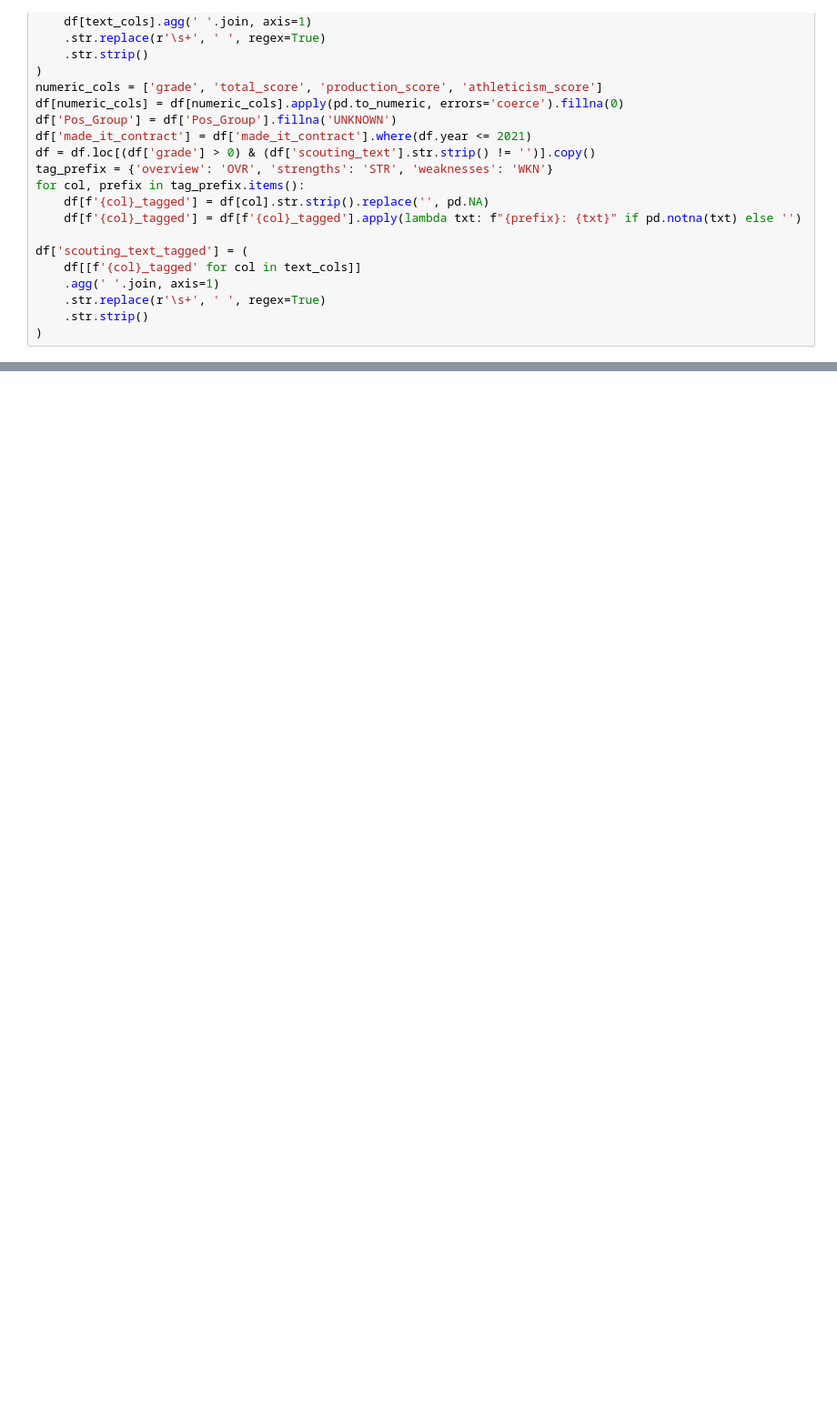
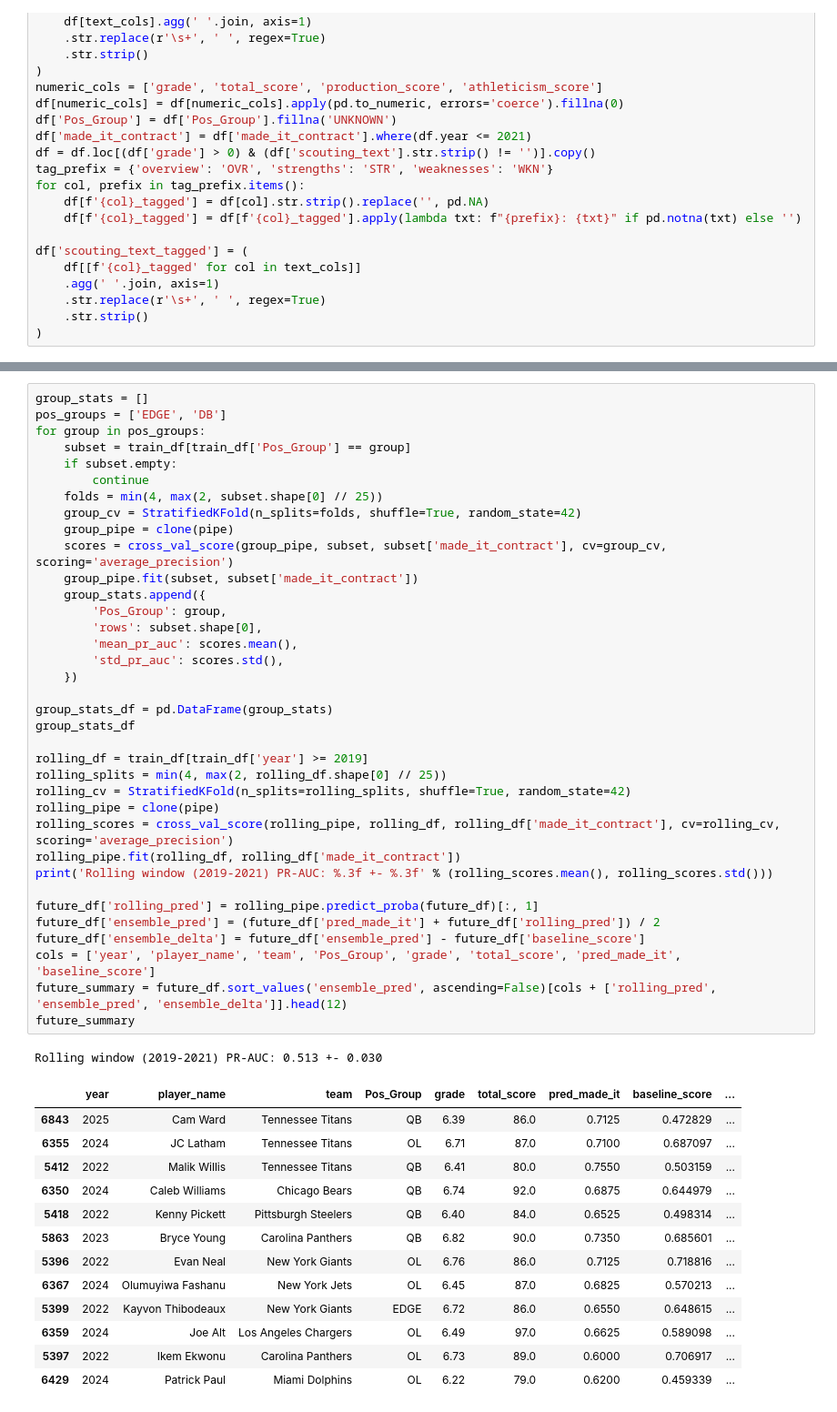
Before and after one commit to samuelfraley-bse/nfl-draft-nlp, a Jupyter notebook: notebooks/legacy_annual_tf_idf.ipynb, the cells around one changed output, grey strips where cells are left out. Shown at 91% size. Saved outputs shown, nothing was run; the diff lists cells and outputs as text; blank space fills up the shorter version.

```diff
--- a/notebooks/legacy_annual_tf_idf.ipynb
+++ b/notebooks/legacy_annual_tf_idf.ipynb
@@ -413,0 +465,51 @@ plt.tight_layout()
+# %%
+group_stats = []
+pos_groups = ['EDGE', 'DB']
+for group in pos_groups:
+    subset = train_df[train_df['Pos_Group'] == group]
+    if subset.empty:
+        continue
+    folds = min(4, max(2, subset.shape[0] // 25))
+    group_cv = StratifiedKFold(n_splits=folds, shuffle=True, random_state=42)
+    group_pipe = clone(pipe)
+    scores = cross_val_score(group_pipe, subset, subset['made_it_contract'], cv=group_cv, scoring='average_precision')
+    group_pipe.fit(subset, subset['made_it_contract'])
+    group_stats.append({
+        'Pos_Group': group,
+        'rows': subset.shape[0],
+        'mean_pr_auc': scores.mean(),
+        'std_pr_auc': scores.std(),
+    })
+
+group_stats_df = pd.DataFrame(group_stats)
+group_stats_df
+
+rolling_df = train_df[train_df['year'] >= 2019]
+rolling_splits = min(4, max(2, rolling_df.shape[0] // 25))
+rolling_cv = StratifiedKFold(n_splits=rolling_splits, shuffle=True, random_state=42)
+rolling_pipe = clone(pipe)
+rolling_scores = cross_val_score(rolling_pipe, rolling_df, rolling_df['made_it_contract'], cv=rolling_cv, scoring='average_precision')
+rolling_pipe.fit(rolling_df, rolling_df['made_it_contract'])
+print('Rolling window (2019-2021) PR-AUC: %.3f +- %.3f' % (rolling_scores.mean(), rolling_scores.std()))
+
+future_df['rolling_pred'] = rolling_pipe.predict_proba(future_df)[:, 1]
+future_df['ensemble_pred'] = (future_df['pred_made_it'] + future_df['rolling_pred']) / 2
+future_df['ensemble_delta'] = future_df['ensemble_pred'] - future_df['baseline_score']
+cols = ['year', 'player_name', 'team', 'Pos_Group', 'grade', 'total_score', 'pred_made_it', 'baseline_score']
+future_summary = future_df.sort_values('ensemble_pred', ascending=False)[cols + ['rolling_pred', 'ensemble_pred', 'ensemble_delta']].head(12)
+future_summary
+# %% [output]
+Rolling window (2019-2021) PR-AUC: 0.513 +- 0.030
+|  | year | player_name | team | Pos_Group | grade | total_score | pred_made_it | baseline_score | ... |
+| 6843 | 2025 | Cam Ward | Tennessee Titans | QB | 6.39 | 86.0 | 0.7125 | 0.472829 | ... |
+| 6355 | 2024 | JC Latham | Tennessee Titans | OL | 6.71 | 87.0 | 0.7100 | 0.687097 | ... |
+| 5412 | 2022 | Malik Willis | Tennessee Titans | QB | 6.41 | 80.0 | 0.7550 | 0.503159 | ... |
+| 6350 | 2024 | Caleb Williams | Chicago Bears | QB | 6.74 | 92.0 | 0.6875 | 0.644979 | ... |
+| 5418 | 2022 | Kenny Pickett | Pittsburgh Steelers | QB | 6.40 | 84.0 | 0.6525 | 0.498314 | ... |
+| 5863 | 2023 | Bryce Young | Carolina Panthers | QB | 6.82 | 90.0 | 0.7350 | 0.685601 | ... |
+| 5396 | 2022 | Evan Neal | New York Giants | OL | 6.76 | 86.0 | 0.7125 | 0.718816 | ... |
+| 6367 | 2024 | Olumuyiwa Fashanu | New York Jets | OL | 6.45 | 87.0 | 0.6825 | 0.570213 | ... |
+| 5399 | 2022 | Kayvon Thibodeaux | New York Giants | EDGE | 6.72 | 86.0 | 0.6550 | 0.648615 | ... |
+| 6359 | 2024 | Joe Alt | Los Angeles Chargers | OL | 6.49 | 97.0 | 0.6625 | 0.589098 | ... |
+| 5397 | 2022 | Ikem Ekwonu | Carolina Panthers | OL | 6.73 | 89.0 | 0.6000 | 0.706917 | ... |
+| 6429 | 2024 | Patrick Paul | Miami Dolphins | OL | 6.22 | 79.0 | 0.6200 | 0.459339 | ... |
```
Also changed, not shown: parts of 34 cells of this notebook, 2 other files.
